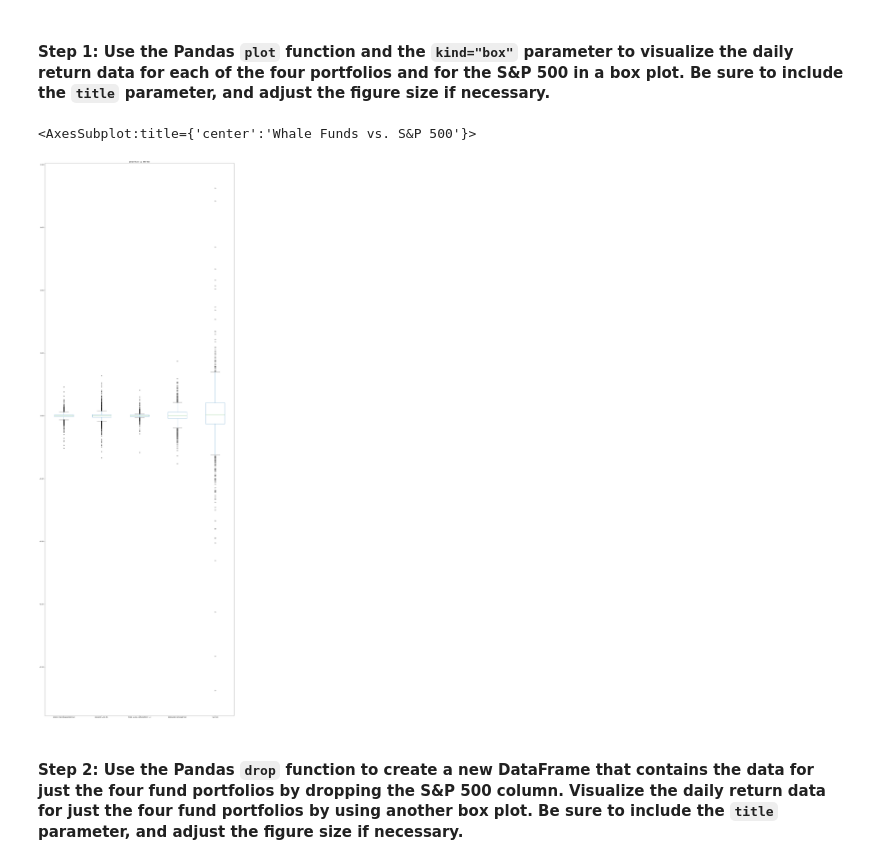
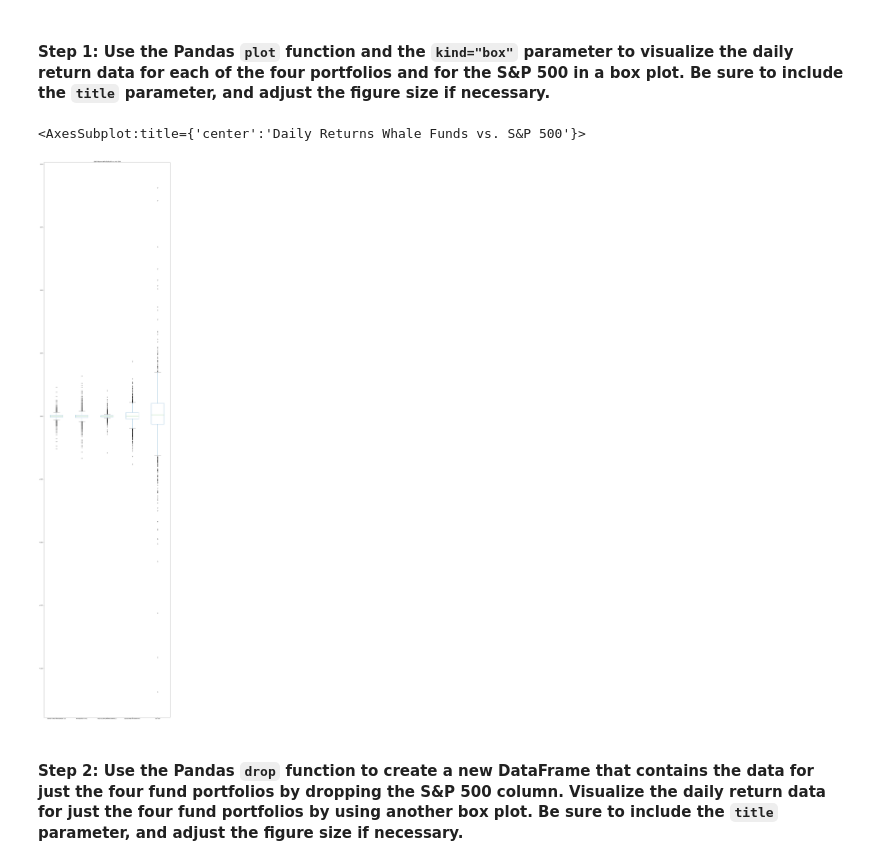
Before and after one commit to mckayav3/Analyzing-Portfolio-Risk-and-Return, a Jupyter notebook: Starter_Code/risk_return_analysis.ipynb, the cells around one changed output. Drawn from its saved outputs; the diff is of its cells as text; code cells hidden in the pictures.

```diff
--- a/Starter_Code/risk_return_analysis.ipynb
+++ b/Starter_Code/risk_return_analysis.ipynb
@@ -211,11 +211,11 @@ Analyze the volatility of each of the four fund portfolios and of the S&P 500 In
 # %%
 # Use the daily return data to create box plots to visualize the volatility of the 4 funds and the S&P 500
 # Include a title parameter and adjust the figure size
 # YOUR CODE HERE
-whale_daily_returns.plot(kind="box",figsize=(25,75),title="Whale Funds vs. S&P 500")
+whale_daily_returns.plot(kind="box",figsize=(20,90),title="Daily Returns Whale Funds vs. S&P 500")
 # %% [output]
-<AxesSubplot:title={'center':'Whale Funds vs. S&P 500'}>
+<AxesSubplot:title={'center':'Daily Returns Whale Funds vs. S&P 500'}>
-[figure, old version]
+[figure, new version]
 # %% [markdown]
 #### Step 2: Use the Pandas `drop` function to create a new DataFrame that contains the data for just the four fund portfolios by dropping the S&P 500 column. Visualize the daily return data for just the four fund portfolios by using another box plot. Be sure to include the `title` parameter, and adjust the figure size if necessary.
 # %%
```
Also changed, not shown: parts of 14 cells of this notebook, 1 other file.
